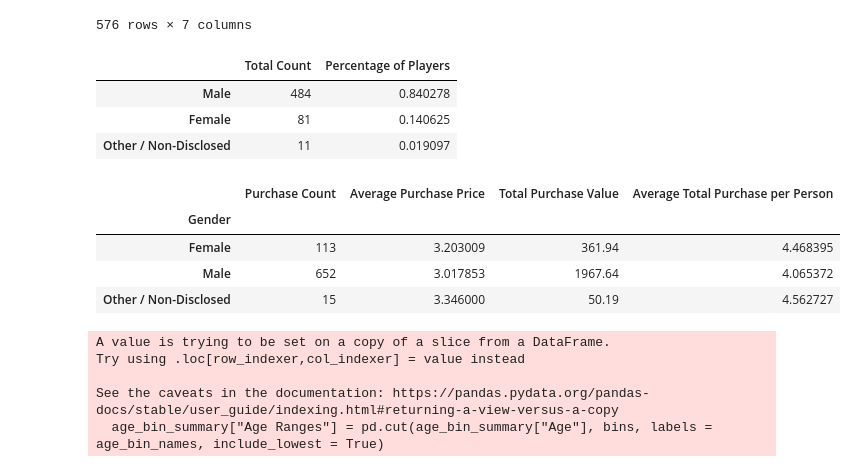
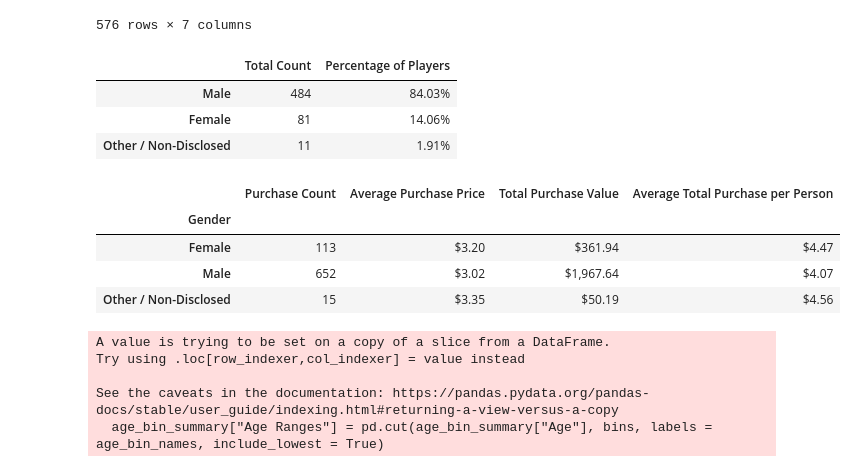
Before and after one commit to afreedman4564/Heroes-Pymoli, a Jupyter notebook: HeroesOfPymoli/HeroesOfPymoli.ipynb, the cells around one changed output. Cells and saved outputs as stored; diff of their text form; code cells hidden in the pictures.

```diff
--- a/HeroesOfPymoli/HeroesOfPymoli.ipynb
+++ b/HeroesOfPymoli/HeroesOfPymoli.ipynb
@@ -68,15 +75,16 @@ unique_cust
 # %%
 # use unique_cust df to calculate disribution of gender
 gender_df = pd.DataFrame(unique_cust["Gender"].value_counts())
-gender_df["Percent"] = gender_df["Gender"]/gender_df["Gender"].sum()
+gender_df["Percent"] = (gender_df["Gender"]/gender_df["Gender"].sum())*100
 gender_df = gender_df.rename(columns = {"Gender": "Total Count",
                                        "Percent": "Percentage of Players"})
+gender_df["Percentage of Players"] = gender_df["Percentage of Players"].map("{:,.2f}%".format)
 gender_df
 # %% [output]
 |  | Total Count | Percentage of Players |
-| Male | 484 | 0.840278 |
-| Female | 81 | 0.140625 |
-| Other / Non-Disclosed | 11 | 0.019097 |
+| Male | 484 | 84.03% |
+| Female | 81 | 14.06% |
+| Other / Non-Disclosed | 11 | 1.91% |
 # %%
 # create df to allow purchase analysis at gender level
 gender_price = heroes_data[["Gender", "Price"]]
@@ -84,32 +92,35 @@ gender_sn = heroes_data[["Gender", "SN"]]
 # %%
 # perform calculation for purchase count
 pur_cnt = gender_sn.groupby(["Gender"]).count()
 pur_cnt = pur_cnt.rename(columns = {"SN": "Purchase Count"})
 pur_cnt = pur_cnt.reset_index()
 
 # perform calculation for total purchase value
 tot_pur_val = gender_price.groupby(["Gender"]).sum()
 tot_pur_val = tot_pur_val.rename(columns = {"Price": "Total Purchase Value"})
 tot_pur_val = tot_pur_val.reset_index()
 
 # perform calculation for customer number
 num_cust = gender_sn.groupby(["Gender"]).nunique()
 num_cust = num_cust.rename(columns = {"SN": "Person Count"})
 num_cust = num_cust.reset_index()
 
 # merge 3 dfs using inner on gender
 gender_pur_df = pd.merge(pd.merge(pur_cnt, tot_pur_val, how = "inner", on = "Gender"), num_cust, how = "inner", on = "Gender")
 gender_pur_df.set_index("Gender", inplace = True)
 gender_pur_df["Average Purchase Price"] = gender_pur_df["Total Purchase Value"]/gender_pur_df["Purchase Count"]
 gender_pur_df["Average Total Purchase per Person"] = gender_pur_df["Total Purchase Value"]/gender_pur_df["Person Count"]
 gender_pur_df = gender_pur_df[["Purchase Count", "Average Purchase Price", "Total Purchase Value", "Average Total Purchase per Person"]]
+gender_pur_df["Average Total Purchase per Person"] = gender_pur_df["Average Total Purchase per Person"].map("${:.2f}".format)
+gender_pur_df["Average Purchase Price"] = gender_pur_df["Average Purchase Price"].map("${:.2f}".format)
+gender_pur_df["Total Purchase Value"] = gender_pur_df["Total Purchase Value"].map("${:,.2f}".format)
 gender_pur_df
 # %% [output]
 |  | Purchase Count | Average Purchase Price | Total Purchase Value | Average Total Purchase per Person |
 | Gender |  |  |  |  |
-| Female | 113 | 3.203009 | 361.94 | 4.468395 |
-| Male | 652 | 3.017853 | 1967.64 | 4.065372 |
-| Other / Non-Disclosed | 15 | 3.346000 | 50.19 | 4.562727 |
+| Female | 113 | $3.20 | $361.94 | $4.47 |
+| Male | 652 | $3.02 | $1,967.64 | $4.07 |
+| Other / Non-Disclosed | 15 | $3.35 | $50.19 | $4.56 |
 # %%
 # create bins
 age_bin_summary = unique_cust[["Age", "SN"]]
```
Also changed, not shown: parts of 13 cells of this notebook.
